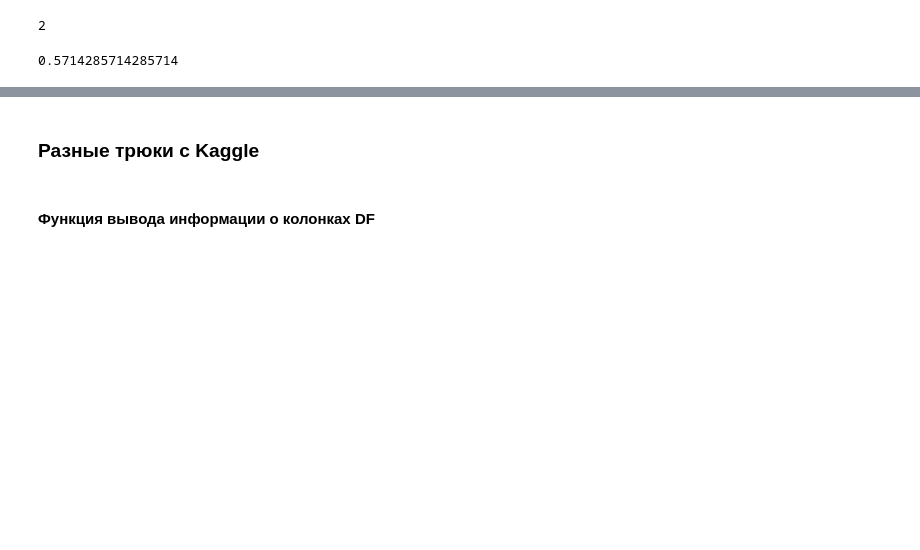
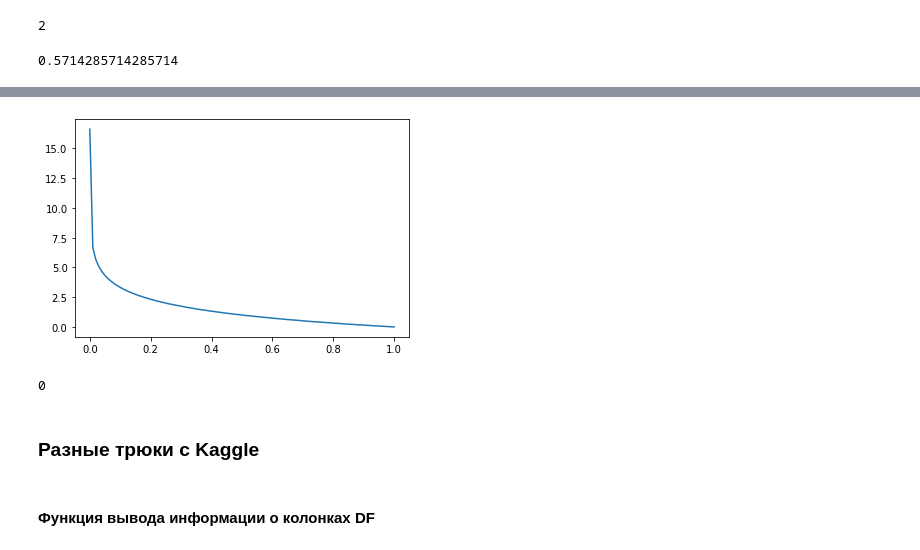
Before and after one commit to nikitosl/ML, a Jupyter notebook: ML Vacabulary.ipynb, the cells around one changed output, grey strips where cells are left out. Saved outputs shown, nothing was run; the diff lists cells and outputs as text; code cells hidden in the pictures; blank space fills up the shorter version.

```diff
--- a/ML Vacabulary.ipynb
+++ b/ML Vacabulary.ipynb
@@ -834,3 +869,20 @@ accuracy_score(y_true, y_pred, sample_weight=[1, 0.5, 1, 1])
+# %%
+# Binary cross entropy loss
+def bce(y, y_):
+    e = 0.00001
+    return round(-(y * np.log2(y_ + e) + (1 - y) * np.log2(1 + e - y_)), 2)
+# %%
+get_func_chart(func=bce,
+               true_value=1,
+               x0=0,
+               x1=1,
+               step=0.01)
+# %% [output]
+[figure, added]
+# %%
+hinge(1, 1)
+# %% [output]
+0
 # %% [markdown]
 ### Разные трюки с Kaggle
 # %% [markdown]
```
Also changed, not shown: parts of 7 cells of this notebook.
